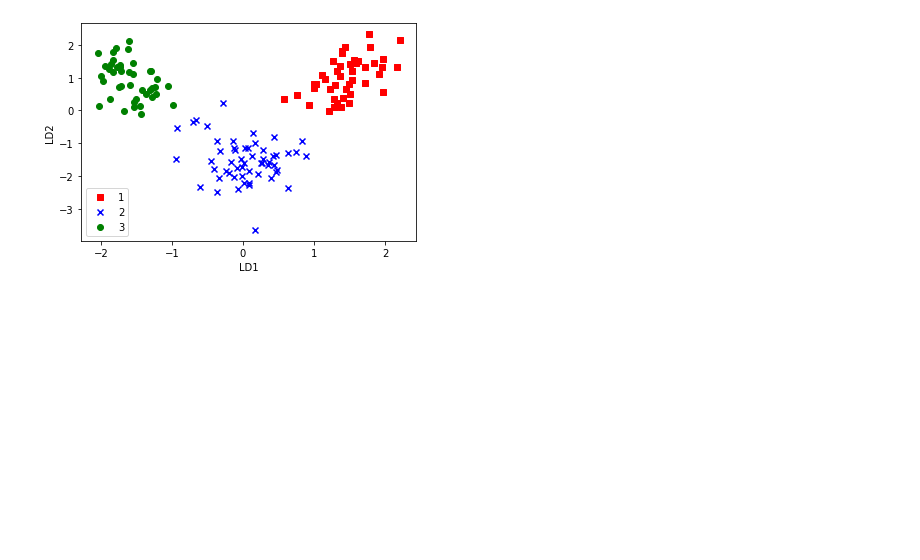
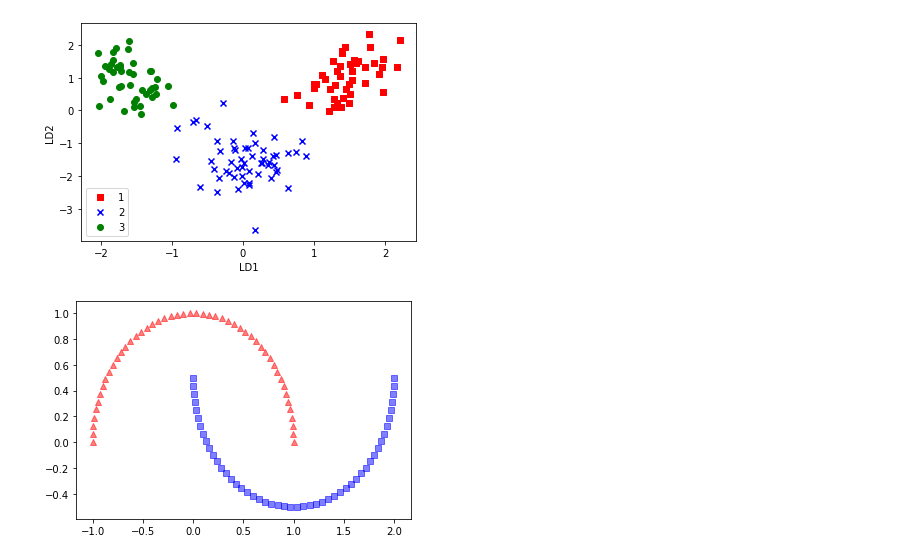
Before and after one commit to nsakki55/tech-notes, a Jupyter notebook: python-machine-learning-book/code/ch05/mycode05.ipynb, the cells around one changed output. Cells and saved outputs as stored; diff of their text form; code cells hidden in the pictures; blank space fills up the shorter version.

```diff
--- a/python-machine-learning-book/code/ch05/mycode05.ipynb
+++ b/python-machine-learning-book/code/ch05/mycode05.ipynb
@@ -300,0 +327,10 @@ plt.show()
+# %%
+from sklearn.datasets import make_moons
+import matplotlib.pyplot as plt
+%matplotlib inline
+X,y=make_moons(n_samples=100,random_state=123)
+plt.scatter(X[y==0,0],X[y==0,1],c='red',marker='^',alpha=0.5)
+plt.scatter(X[y==1,0],X[y==1,1],c='blue',marker='s',alpha=0.5)
+plt.show()
+# %% [output]
+[figure, added]
```
Also changed, not shown: parts of 6 cells of this notebook, 1 other file.
